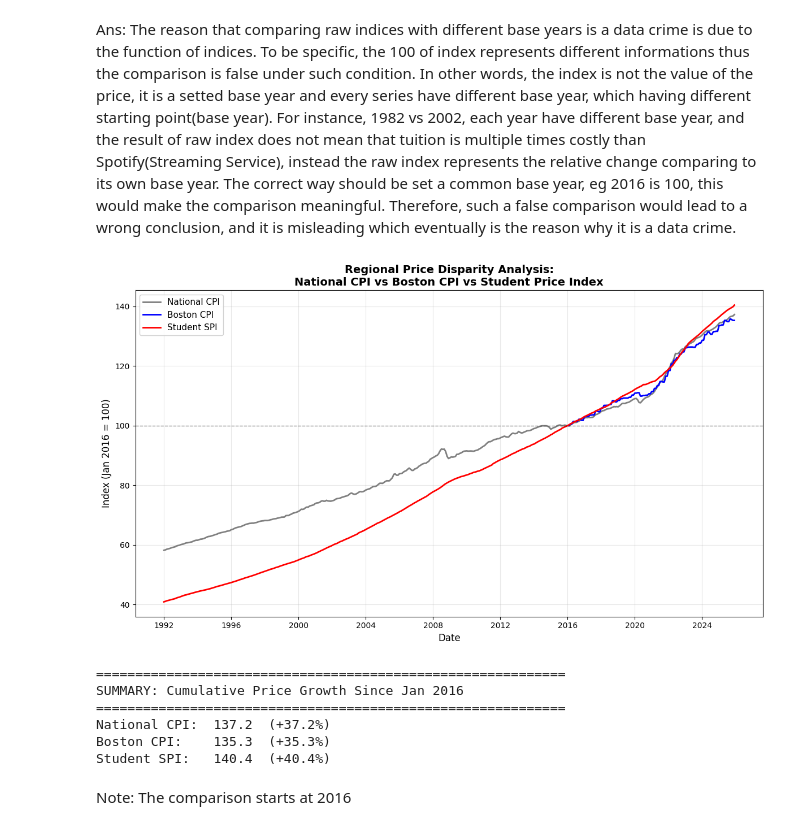
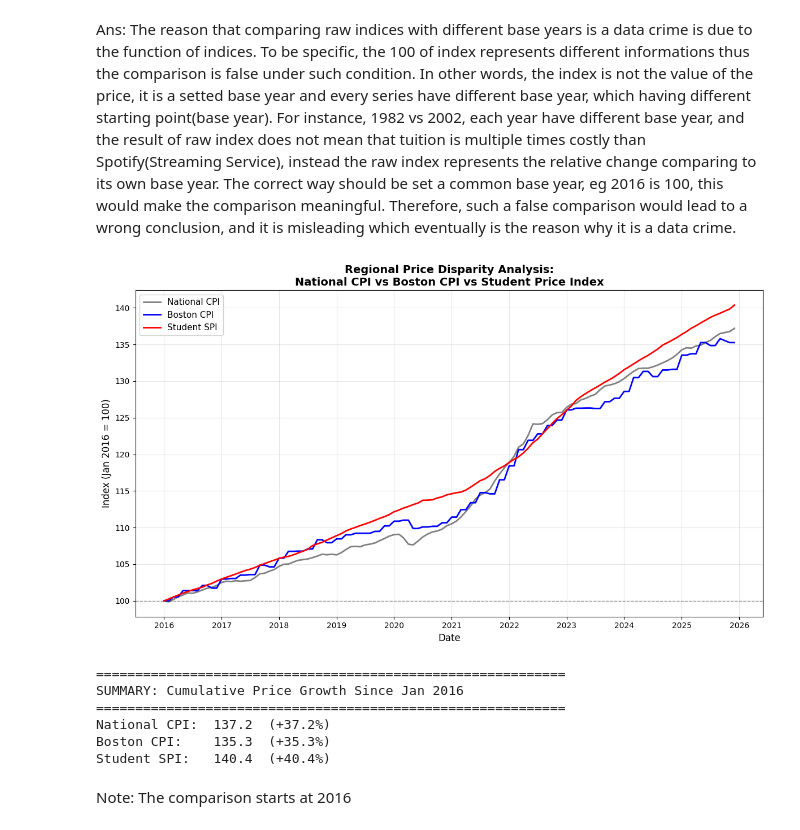
Before and after one commit to ZehanQin/ECON5200-Applied-Data-Analytics-in-Econ, a Jupyter notebook: Assignment 1/Econ_5200_Assignment_1_Zehan_Qin.ipynb, the cells around one changed output. Drawn from its saved outputs; the diff is of its cells as text; code cells hidden in the pictures.

```diff
--- a/Assignment 1/Econ_5200_Assignment_1_Zehan_Qin.ipynb
+++ b/Assignment 1/Econ_5200_Assignment_1_Zehan_Qin.ipynb
@@ -22,7 +22,7 @@ Spotify: 20.02% Inflation
 # %%
 !pip install fredapi
 from fredapi import Fred
-fred= Fred(api_key='5bbdb79514a016ad379601c49181d548')
+fred= Fred(api_key='*')
 
 official_cpi = fred.get_series('CPIAUCSL')
 tuition = fred.get_series('CUSR0000SEEB')
@@ -129,13 +129,11 @@ import pandas as pd
 import matplotlib.pyplot as plt
 from fredapi import Fred
 
-# Initialize FRED API (replace with your API key)
-fred = Fred(api_key='5bbdb79514a016ad379601c49181d548')
+# Initialize FRED API
+fred = Fred(api_key='*')
 
 # =============================================================================
 # Fetch Boston CPI data from FRED
-# Series: Consumer Price Index for All Urban Consumers: All Items
-#         in Boston-Cambridge-Newton, MA-NH (CBSA)
 # =============================================================================
 BOSTON_CPI_CODE = 'CUURA103SA0'
 
@@ -145,10 +143,8 @@ boston_cpi_raw = boston_cpi_raw.to_frame(name='Boston_CPI_Raw')
 # =============================================================================
 # Re-index Boston CPI so January 1, 2016 = 100
 # =============================================================================
-# Find the base value (Jan 2016) - handle bimonthly data
 jan_2016_value = boston_cpi_raw.loc['2016-01':'2016-01', 'Boston_CPI_Raw']
 if jan_2016_value.empty:
-    # If Jan 2016 not available, use first available 2016 value
     jan_2016_value = boston_cpi_raw.loc['2016', 'Boston_CPI_Raw'].iloc[0]
 else:
     jan_2016_value = jan_2016_value.iloc[0]
@@ -161,12 +157,15 @@ boston_cpi_raw['Boston_CPI'] = (boston_cpi_raw['Boston_CPI_Raw'] / jan_2016_valu
 boston_cpi = boston_cpi_raw[['Boston_CPI']].resample('MS').first().ffill()
 
 # =============================================================================
-# Merge with existing DataFrame
-# Use df_index (normalized data) which contains 'Official_CPI' and 'Student_SPI'
+# Merge with existing DataFrame (df_index)
 # =============================================================================
-# Align Boston data with your existing df_index
 df_merged = df_index.join(boston_cpi, how='left')
-df_merged['Boston_CPI'] = df_merged['Boston_CPI'].ffill()  # Fill remaining gaps
+df_merged['Boston_CPI'] = df_merged['Boston_CPI'].ffill()
+
+# =============================================================================
+# Filter data to start from 2016 only
+# =============================================================================
+df_plot = df_merged.loc['2016-01-01':]
 
 # =============================================================================
 # Plot all three series
@@ -174,46 +173,44 @@ df_merged['Boston_CPI'] = df_merged['Boston_CPI'].ffill()  # Fill remaining gaps
 fig, ax = plt.subplots(figsize=(12, 7))
 
 # National CPI (Grey)
-ax.plot(df_merged.index, df_merged['Official_CPI'],
+ax.plot(df_plot.index, df_plot['Official_CPI'],
         color='grey', linewidth=2, label='National CPI')
 
 # Boston CPI (Blue)
-ax.plot(df_merged.index, df_merged['Boston_CPI'],
+ax.plot(df_plot.index, df_plot['Boston_CPI'],
         color='blue', linewidth=2, label='Boston CPI')
 
 # Student SPI (Red)
-ax.plot(df_merged.index, df_merged['Student_SPI'],
+ax.plot(df_plot.index, df_plot['Student_SPI'],
         color='red', linewidth=2, label='Student SPI')
 
 # =============================================================================
 # Formatting
 # =============================================================================
 ax.set_xlabel('Date', fontsize=12)
 ax.set_ylabel('Index (Jan 2016 = 100)', fontsize=12)
 ax.set_title('Regional Price Disparity Analysis:\nNational CPI vs Boston CPI vs Student Price Index',
              fontsize=14, fontweight='bold')
 
-# Clear legend with all three series labeled
 ax.legend(loc='upper left', fontsize=11, framealpha=0.9)
-
 ax.grid(True, alpha=0.3)
 ax.axhline(y=100, color='black', linestyle='--', alpha=0.4, linewidth=1)
 
 plt.tight_layout()
 plt.show()
 
 # =============================================================================
 # Summary Statistics
 # =============================================================================
 print("\n" + "="*60)
 print("SUMMARY: Cumulative Price Growth Since Jan 2016")
 print("="*60)
-latest = df_merged.dropna().iloc[-1]
+latest = df_plot.dropna().iloc[-1]
 print(f"National CPI:  {latest['Official_CPI']:.1f}  ({latest['Official_CPI']-100:+.1f}%)")
 print(f"Boston CPI:    {latest['Boston_CPI']:.1f}  ({latest['Boston_CPI']-100:+.1f}%)")
 print(f"Student SPI:   {latest['Student_SPI']:.1f}  ({latest['Student_SPI']-100:+.1f}%)")
 # %% [output]
-[figure, old version]
+[figure, new version]
 ============================================================
 SUMMARY: Cumulative Price Growth Since Jan 2016
 ============================================================
```
Also changed, not shown: parts of 3 cells of this notebook.
